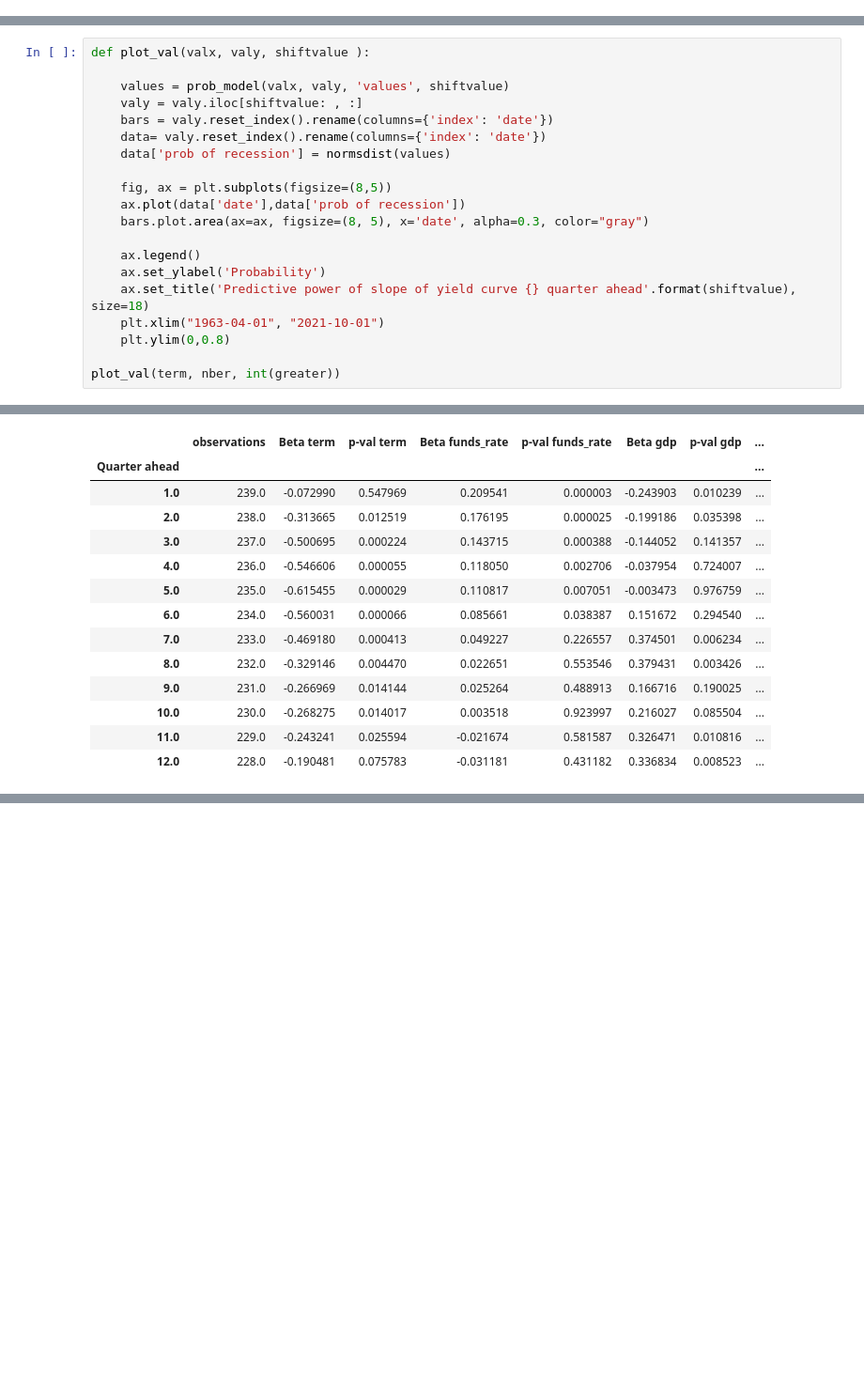
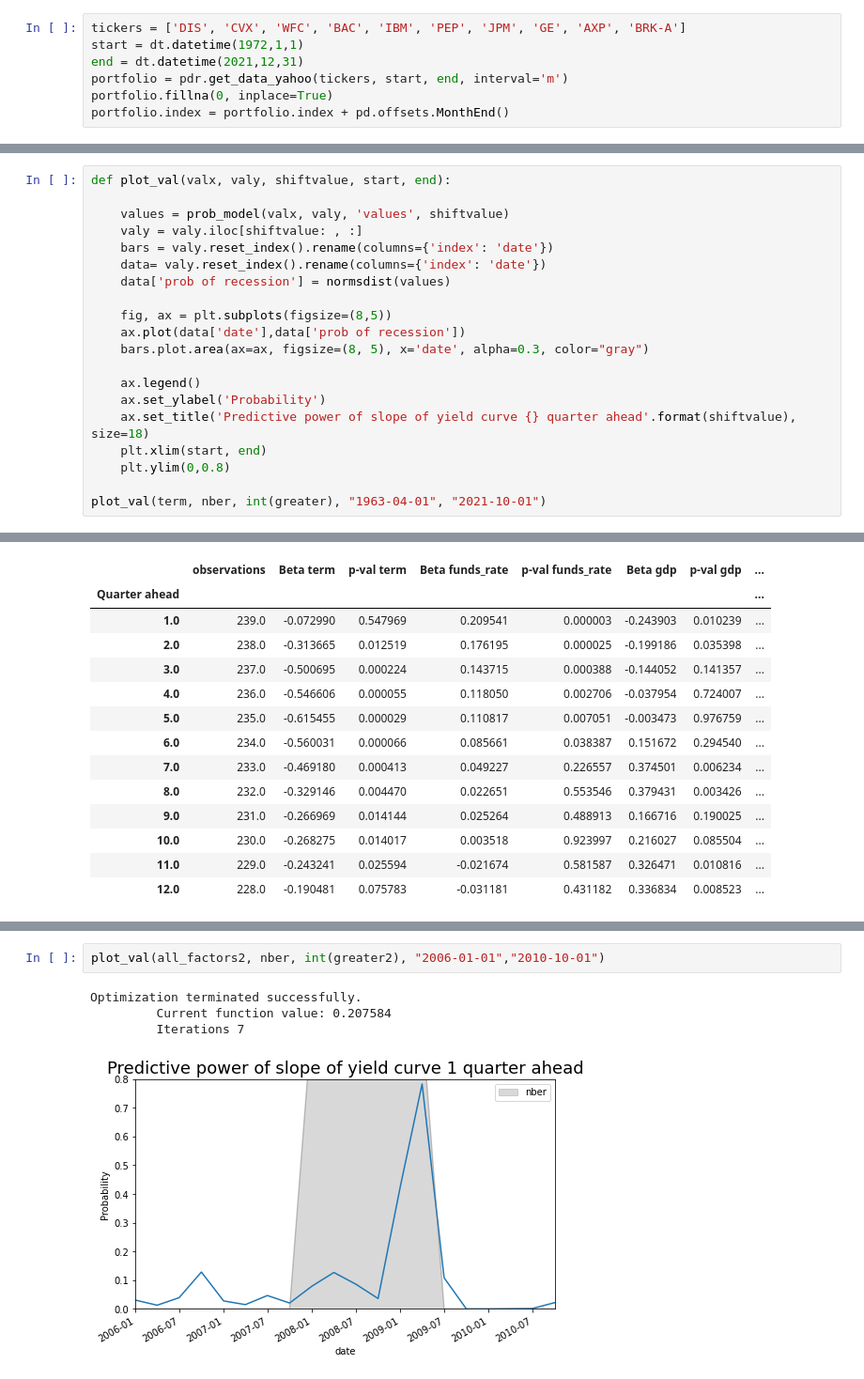
Before and after one commit to alessandrofogli/Ai-for-Finance, a Jupyter notebook: Project3/ES3.ipynb, the cells around one changed output, grey strips where cells are left out. Shown: that part at 94% size. Saved outputs shown, nothing was run; the diff lists cells and outputs as text; blank space fills up the shorter version.

```diff
--- a/Project3/ES3.ipynb
+++ b/Project3/ES3.ipynb
@@ -86,0 +92,7 @@ sp500_quarter_rtn = sp500_quarter_rtn['Value'].tolist()
+# %%
+tickers = ['DIS', 'CVX', 'WFC', 'BAC', 'IBM', 'PEP', 'JPM', 'GE', 'AXP', 'BRK-A']
+start = dt.datetime(1972,1,1)
+end = dt.datetime(2021,12,31)
+portfolio = pdr.get_data_yahoo(tickers, start, end, interval='m')
+portfolio.fillna(0, inplace=True)
+portfolio.index = portfolio.index + pd.offsets.MonthEnd()
@@ -187,7 +214,7 @@ def normsdist(z):
     z = si.norm.cdf(z,0.0,1.0)
     return (z)
 # %%
-def plot_val(valx, valy, shiftvalue ):
+def plot_val(valx, valy, shiftvalue, start, end):
 
     values = prob_model(valx, valy, 'values', shiftvalue)
     valy = valy.iloc[shiftvalue: , :]
@@ -202,10 +229,10 @@ def plot_val(valx, valy, shiftvalue ):
     ax.legend()
     ax.set_ylabel('Probability')
     ax.set_title('Predictive power of slope of yield curve {} quarter ahead'.format(shiftvalue), size=18)
-    plt.xlim("1963-04-01", "2021-10-01")
+    plt.xlim(start, end)
     plt.ylim(0,0.8)
 
-plot_val(term, nber, int(greater))
+plot_val(term, nber, int(greater), "1963-04-01", "2021-10-01")
 # %% [output]
 Optimization terminated successfully.
          Current function value: 0.270779
@@ -293,3 +320,10 @@ Optimization terminated successfully.
          Current function value: 0.207584
          Iterations 7
 [figure]
+# %%
+plot_val(all_factors2, nber, int(greater2), "2006-01-01","2010-10-01")
+# %% [output]
+Optimization terminated successfully.
+         Current function value: 0.207584
+         Iterations 7
+[figure, added]
```
Also changed, not shown: parts of 22 cells of this notebook, 1 other file.
